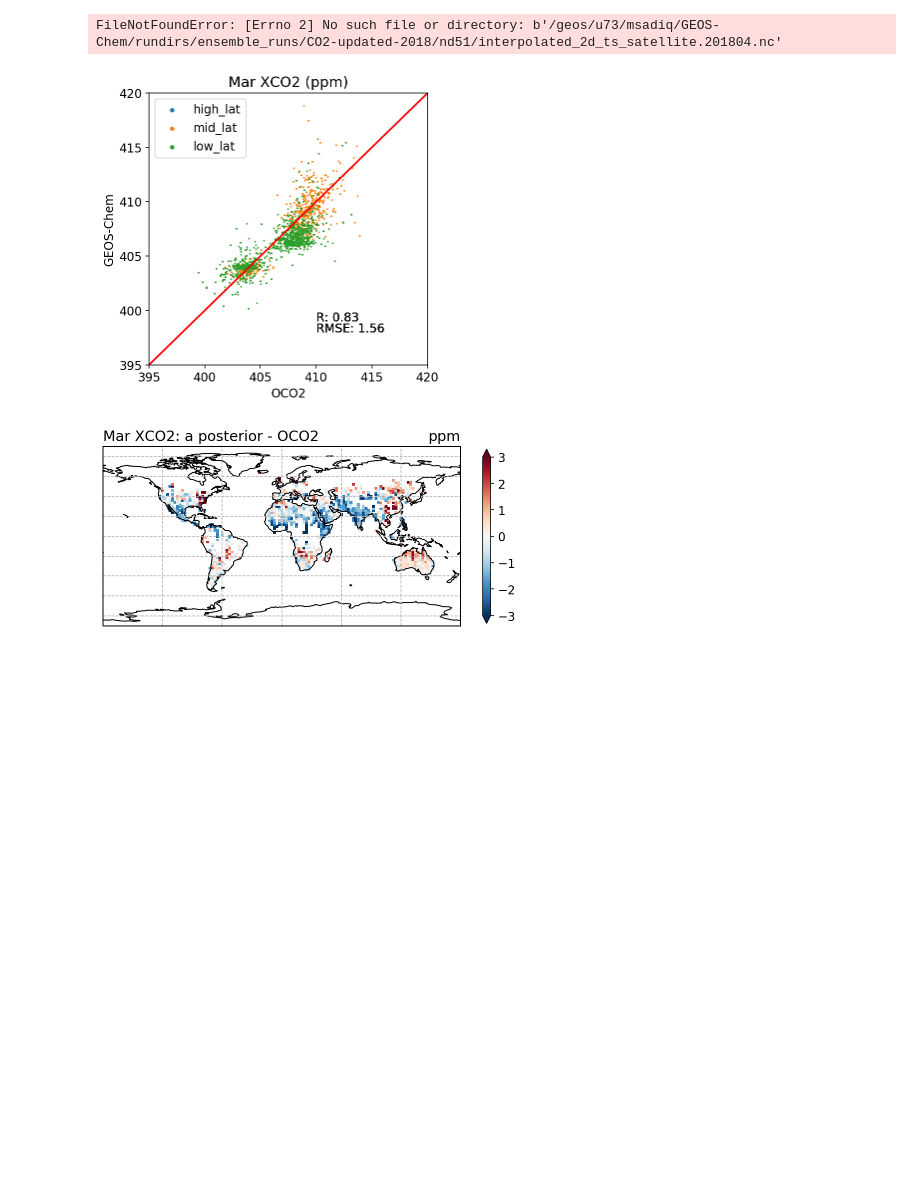
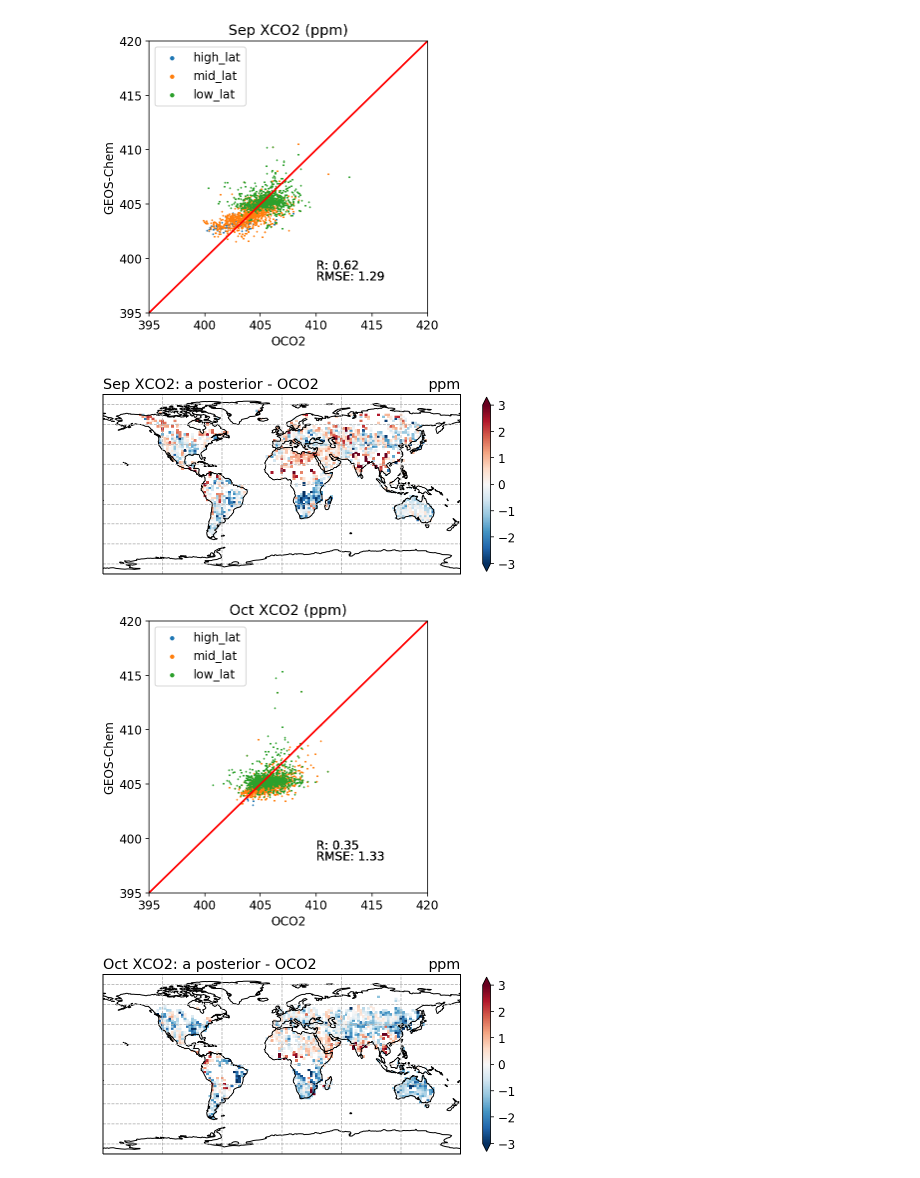
Before and after one commit to MehliyarSadiq/geoschem_simulations, a Jupyter notebook: inversion/satellite/oco-2/post_process_updated.ipynb, the cells around one changed output. Drawn from its saved outputs; the diff is of its cells as text; code cells hidden in the pictures; blank space fills up the shorter version.

```diff
--- a/inversion/satellite/oco-2/post_process_updated.ipynb
+++ b/inversion/satellite/oco-2/post_process_updated.ipynb
@@ -2,15 +2,6 @@
 # functions for post-processing
 %run tools.ipynb
 # %%
-%%bash
-
-year=2018
-
-cd /geos/u73/msadiq/GEOS-Chem/rundirs/ensemble_runs/
-cd CO2-updated-$year
-pwd
-
-mkdir nd51
-mv ts_satellite.* nd51
-cp tracerinfo.dat nd51
-cp diaginfo.dat nd51
+year = 2018
+assim_month = 12
+mod_dir = '/geos/u73/msadiq/GEOS-Chem/rundirs/ensemble_runs/CO2-updated-' + str(year) + '/nd51/' + short_name_of_month(assim_month) + '/'
@@ -20,13 +8,8 @@ mkdir: cannot create directory ‘nd51’: File exists
-# %%
-assim_month = 5
 # %%
 %%time
 ### this cell could do all post-processing for a case, over a few months, or a month
-year = 2018
 
-mod_dir = '/geos/u73/msadiq/GEOS-Chem/rundirs/ensemble_runs/CO2-updated-' + str(year) + '/nd51/'
-
-for imonth in range(assim_month-2,assim_month+1):
+for imonth in range(assim_month-3,assim_month+1):
 
     bpch_to_nc_mass(data_dir = mod_dir,
                         year = year,
@@ -179,11 +171,7 @@ def compare_XCO2(mod_dir, sat_dir, year, month, str1_mod, str1_sat, mode):
 # %%
 %%time
 
-year = 2018
-
-mod_dir = '/geos/u73/msadiq/GEOS-Chem/rundirs/ensemble_runs/CO2-updated-2018/nd51/'
-
-for imonth in range(assim_month-2,assim_month+1):
+for imonth in range(assim_month-3,assim_month+1):
     compare_XCO2(mod_dir = mod_dir,
                  sat_dir = '/geos/u73/msadiq/satellite/oco-2/',
                  year = year,
@@ -196,3 +189,4 @@ R is: 0.83  RMSE is:  1.56
-FileNotFoundError: [Errno 2] No such file or directory: b'/geos/u73/msadiq/GEOS-Chem/rundirs/ensemble_runs/CO2-updated-2018/nd51/interpolated_2d_ts_satellite.201804.nc'
-[figure, old version]
+[figure, new version]
-[figure, old version]
+[figure, new version]
+[figure, added]
+[figure, added]
```
Also changed, not shown: parts of 3 cells of this notebook, 12 other files.
